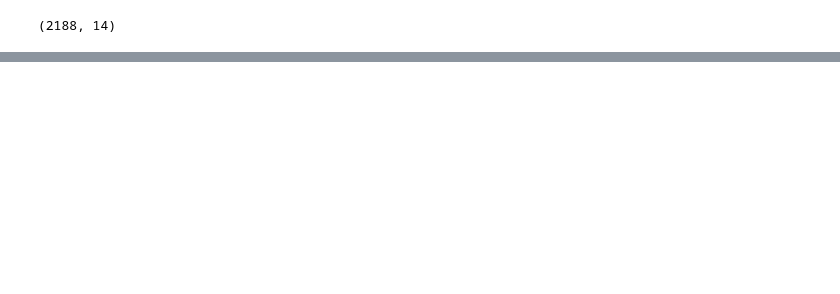
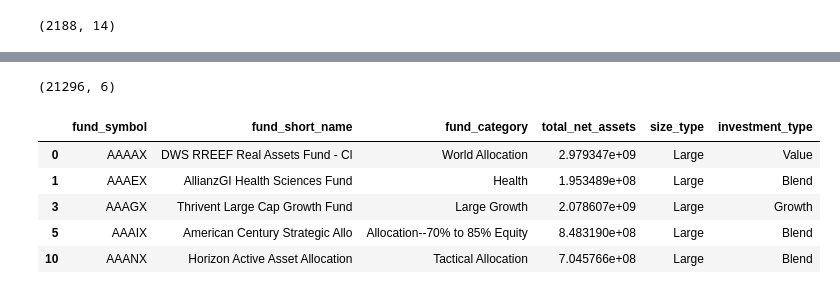
Before and after one commit to psxyy18/PortfolioManager, a Jupyter notebook: database/data_prep.ipynb, the cells around one changed output, grey strips where cells are left out. Drawn from its saved outputs; the diff is of its cells as text; code cells hidden in the pictures; blank space fills up the shorter version.

```diff
--- a/database/data_prep.ipynb
+++ b/database/data_prep.ipynb
@@ -22,0 +49,12 @@ df1.to_csv('stock_data.csv', index=False)
+# %%
+df3 = df2[['fund_symbol', 'fund_short_name', 'fund_category', 'total_net_assets', 'size_type', 'investment_type']].dropna()
+print(df3.shape)
+df3.head()
+# %% [output]
+(21296, 6)
+|  | fund_symbol | fund_short_name | fund_category | total_net_assets | size_type | investment_type |
+| 0 | AAAAX | DWS RREEF Real Assets Fund - Cl | World Allocation | 2.979347e+09 | Large | Value |
+| 1 | AAAEX | AllianzGI Health Sciences Fund | Health | 1.953489e+08 | Large | Blend |
+| 3 | AAAGX | Thrivent Large Cap Growth Fund | Large Growth | 2.078607e+09 | Large | Growth |
+| 5 | AAAIX | American Century Strategic Allo | Allocation--70% to 85% Equity | 8.483190e+08 | Large | Blend |
+| 10 | AAANX | Horizon Active Asset Allocation | Tactical Allocation | 7.045766e+08 | Large | Blend |
```
Also changed, not shown: parts of 7 cells of this notebook, 3 other files.
